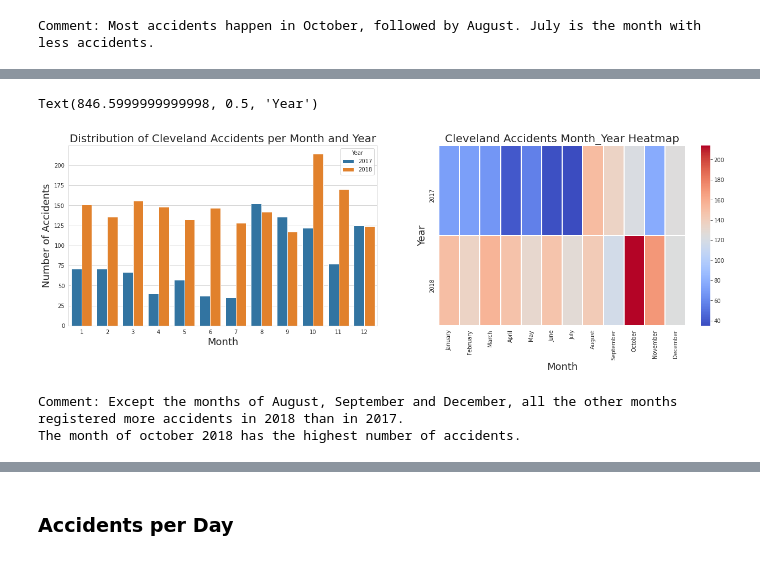
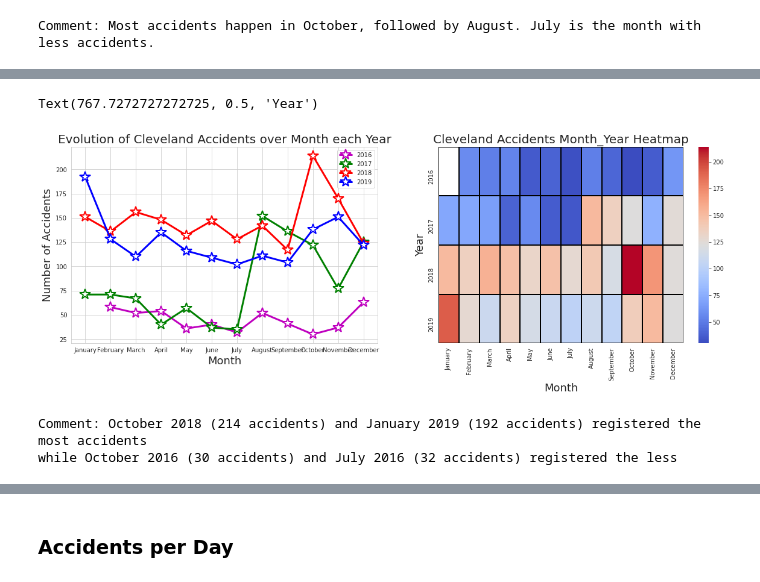
Before and after one commit to sekoukeita/Exploratory-Data-Analysis-and-Visualisation-on-US-Road-Accidents, a Jupyter notebook: Exploratory_Data_Analysis_of_Accidents_in_US_and_in_Cleveland_OHIO.ipynb, the cells around one changed output, grey strips where cells are left out. Cells and saved outputs as stored; diff of their text form; code cells hidden in the pictures.

```diff
--- a/Exploratory_Data_Analysis_of_Accidents_in_US_and_in_Cleveland_OHIO.ipynb
+++ b/Exploratory_Data_Analysis_of_Accidents_in_US_and_in_Cleveland_OHIO.ipynb
@@ -274,12 +274,10 @@ from datetime import datetime
 # %%
 # Let's convert the Start and End time columns that are in string format into date format and use them to get only accidents occurred
 # between 1/1/2017 and 12/31/2018 and filter on State and City to get only accidents for the city of Cleveland.
+from datetime import datetime
 
 df_accidents['Start_Time'] = pd.to_datetime(df_accidents['Start_Time'])
 df_accidents['End_Time'] = pd.to_datetime(df_accidents['End_Time'])
 
-start = datetime.strptime('1/1/2017','%m/%d/%Y')
-end = datetime.strptime('1/1/2019','%m/%d/%Y')
-
-df_accidents_cleveland = df_accidents[(df_accidents['State']=='OH') & (df_accidents['City']=='Cleveland') & \
-                                      (df_accidents['Start_Time']>=start) & (df_accidents['End_Time']<end)]
+df_accidents_cleveland = df_accidents[(df_accidents['State']=='OH') & (df_accidents['City']=='Cleveland')]
+df_accidents_cleveland.head()
@@ -355,21 +358,36 @@ matrix_month
 # %%
-# Distribution of accidents over years and months using Seaborn visualizations.
-fig,ax = plt.subplots(1,2,figsize=(22,6))
+fig,ax = plt.subplots(1,2,figsize=(20,6))
 
-sns.countplot(data=df_accidents_cleveland,x='Month',hue='Year',ax=ax[0])
-ax[0].set_title('Distribution of Cleveland Accidents per Month and Year', size= 20)
+# Evolution of Accidents over Months each year.
+  # when a serie is plotted, the values are the y and indexes are the x
+ax[0].plot(matrix_month.loc[2016],color='m',label='2016',linewidth=3,
+           linestyle='solid',marker='*',markersize=18, markerfacecolor='w',markeredgecolor='m',markeredgewidth='2')
+ax[0].plot(matrix_month.loc[2017],color='g',label='2017',linewidth=3,
+           linestyle='solid',marker='*',markersize=18, markerfacecolor='w',markeredgecolor='g',markeredgewidth='2')
+ax[0].plot(matrix_month.loc[2018],color='r',label='2018',linewidth=3,
+           linestyle='solid',marker='*',markersize=18, markerfacecolor='w',markeredgecolor='r',markeredgewidth='2')
+ax[0].plot(matrix_month.loc[2019],color='b',label='2019',linewidth=3,
+           linestyle='solid',marker='*',markersize=18, markerfacecolor='w',markeredgecolor='b',markeredgewidth='2')
+
+ax[0].legend(loc=0)
+ax[0].set_title('Evolution of Cleveland Accidents over Month each Year', size= 20)
 ax[0].set_xlabel('Month', size=18)
 ax[0].set_ylabel('Number of Accidents', size=18)
 
-sns.heatmap(matrix_month,cmap='coolwarm',linewidth=1,linecolor='white',ax=ax[1])
+# Heatmap
+sns.heatmap(matrix_month,cmap='coolwarm',linewidth=1,linecolor='black',ax=ax[1])
 ax[1].set_title('Cleveland Accidents Month_Year Heatmap', size= 20)
 ax[1].set_xlabel('Month', size=18)
 ax[1].set_ylabel('Year', size=18)
 # %% [output]
-Text(846.5999999999998, 0.5, 'Year')
+Text(767.7272727272725, 0.5, 'Year')
-[figure, old version]
+[figure, new version]
-# %%
-print('Comment: Except the months of August, September and December, all the other months registered more accidents in 2018 than in 2017.\nThe month of october 2018 has the highest number of accidents.')
-# %% [output]
-Comment: Except the months of August, September and December, all the other months registered more accidents in 2018 than in 2017.
-The month of october 2018 has the highest number of accidents.
+# %%
+print('Comment: October 2018 ({} accidents) and January 2019 ({} accidents) registered the most accidents\
+\nwhile October 2016 ({} accidents) and July 2016 ({} accidents) registered the less'.format(int(matrix_month.loc[2018,'October']),
+                                                                                              int(matrix_month.loc[2019,'January']),
+                                                                                              int(matrix_month.loc[2016,'October']),
+                                                                                              int(matrix_month.loc[2016,'July'])))
+# %% [output]
+Comment: October 2018 (214 accidents) and January 2019 (192 accidents) registered the most accidents
+while October 2016 (30 accidents) and July 2016 (32 accidents) registered the less
```
Also changed, not shown: parts of 30 cells of this notebook.
